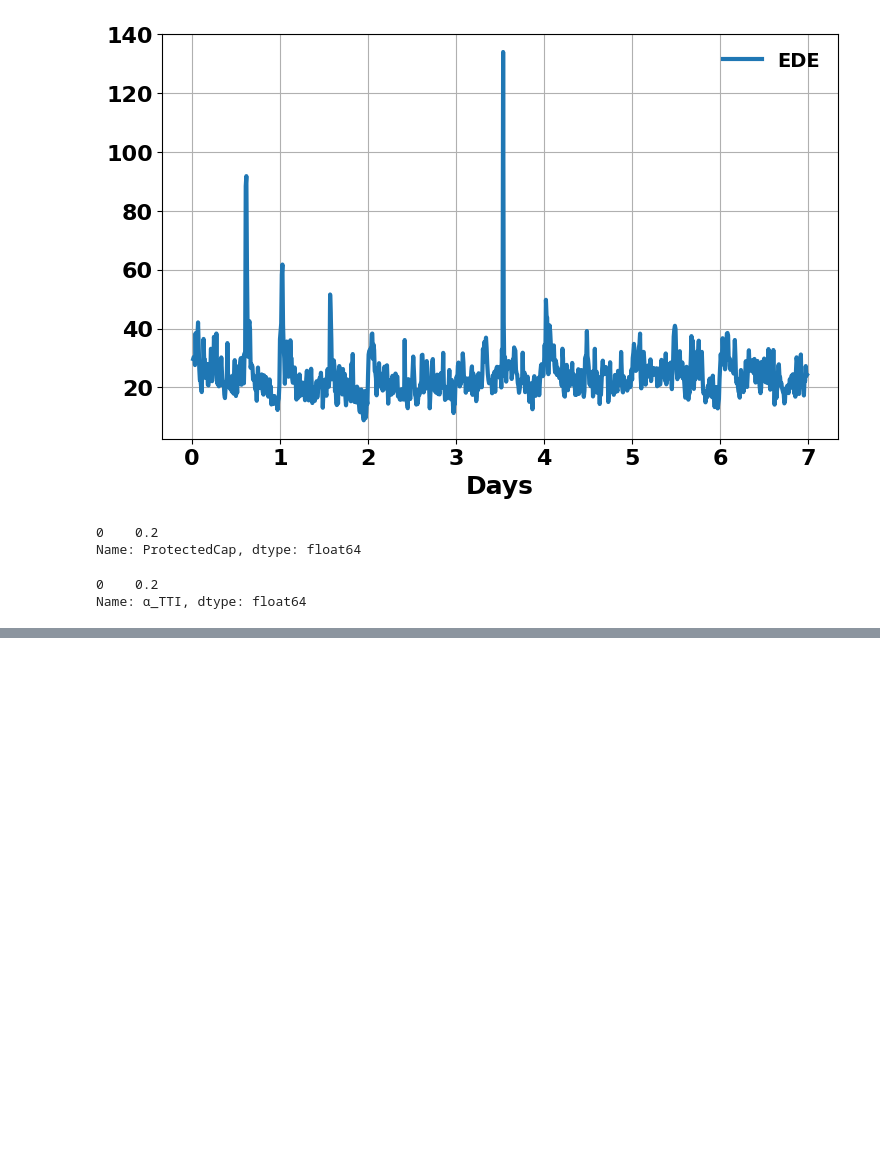
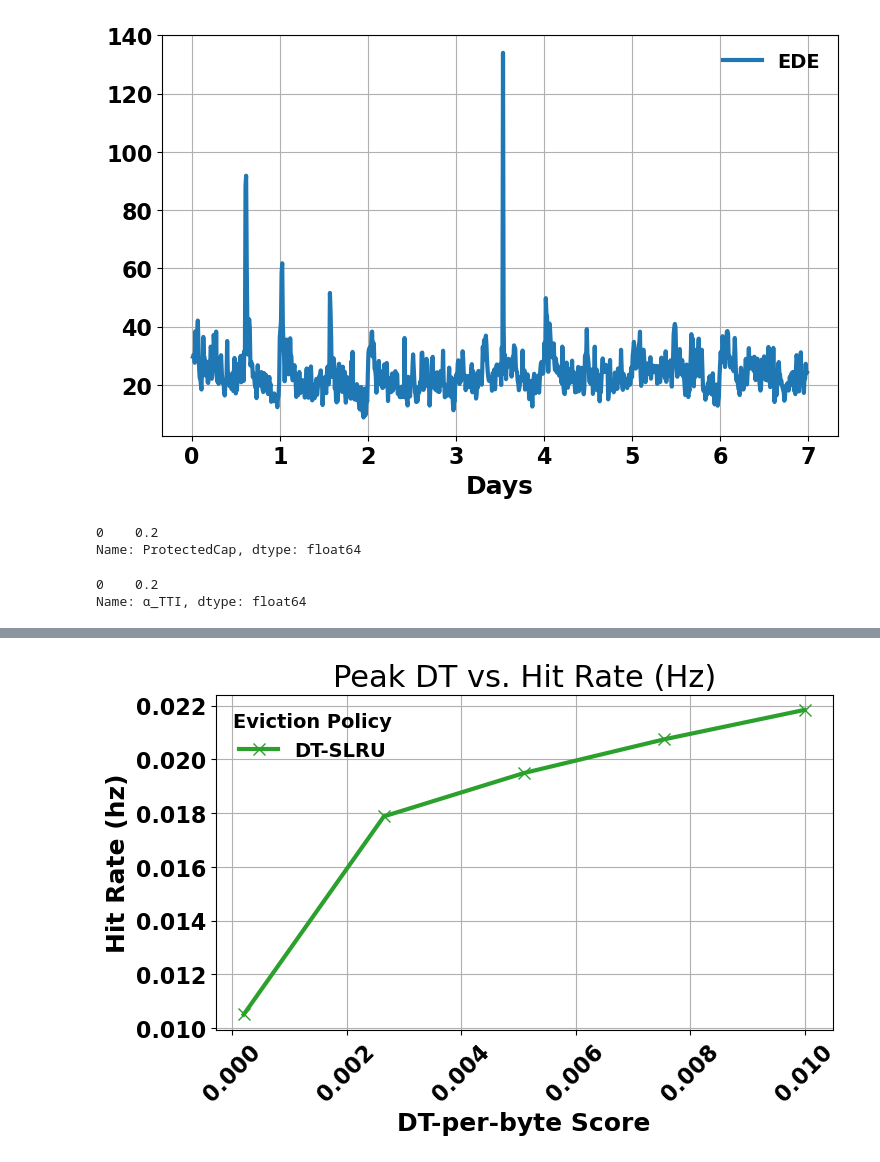
Before and after one commit to JRYOO-FDU-CAPSTONE/csci-6806-fa-2025-6806_fa2025_group1, a Jupyter notebook: notebooks/example/A5-Ablation.ipynb, the cells around one changed output, grey strips where cells are left out. Drawn from its saved outputs; the diff is of its cells as text; code cells hidden in the pictures; blank space fills up the shorter version.

```diff
--- a/notebooks/example/A5-Ablation.ipynb
+++ b/notebooks/example/A5-Ablation.ipynb
@@ -125,0 +266,20 @@ Name: PeakServiceTimeUsed1, dtype: float64
+# %%
+plt.plot(
+    dt_slru_df['DT-per-byte Score'],
+    dt_slru_df['Hit Rate (Hz)'],
+    marker='x',
+    linewidth=3,
+    color='tab:green',
+    label='DT-SLRU'
+)
+
+# plt.ticklabel_format(style='sci', axis='x', scilimits=(0, 0))
+plt.xticks(rotation=45)
+plt.title("Peak DT vs. Hit Rate (Hz)")
+plt.xlabel("DT-per-byte Score")
+plt.ylabel("Hit Rate (hz)")
+plt.grid(True)
+plt.legend(title="Eviction Policy")
+plt.show()
+# %% [output]
+[figure, added]
```
Also changed, not shown: parts of 11 cells of this notebook, 1 other file.
